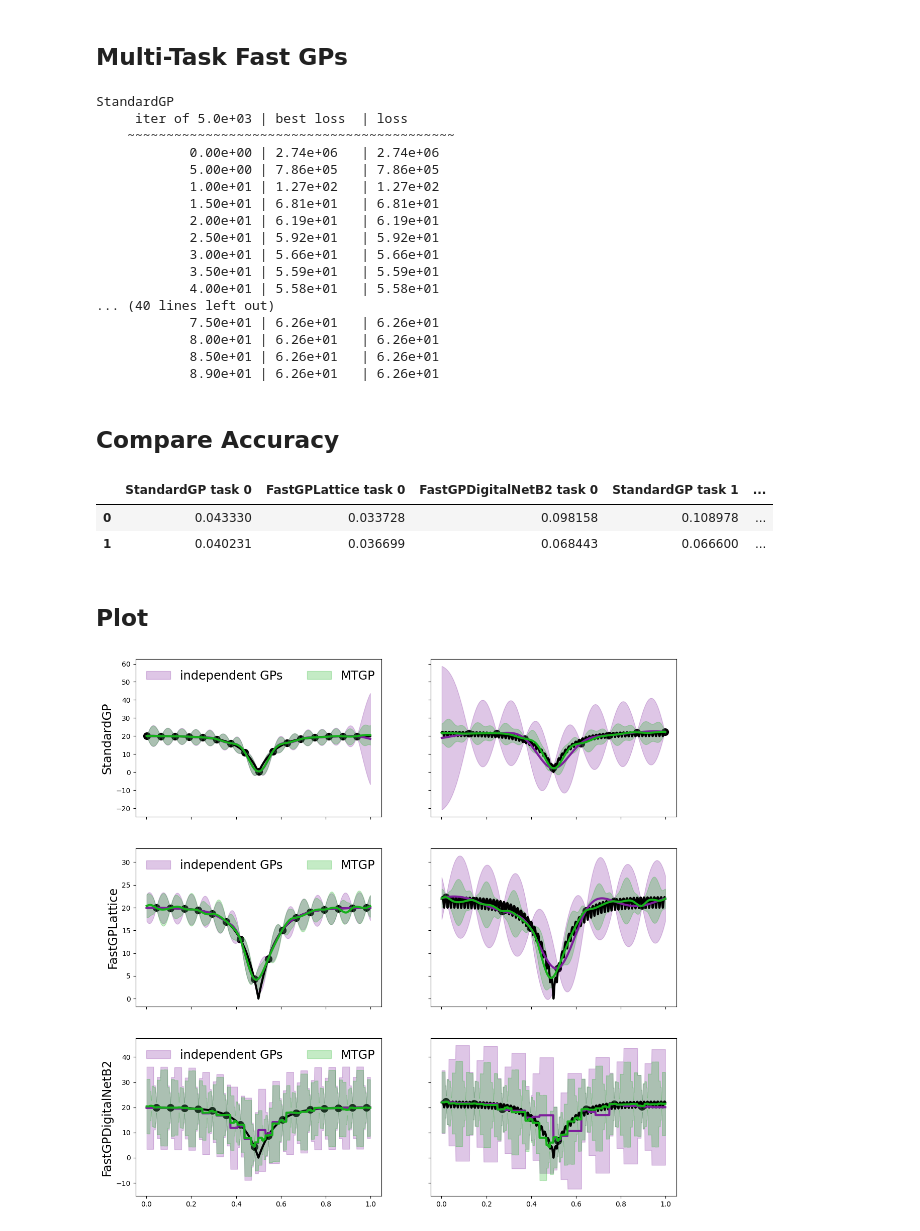
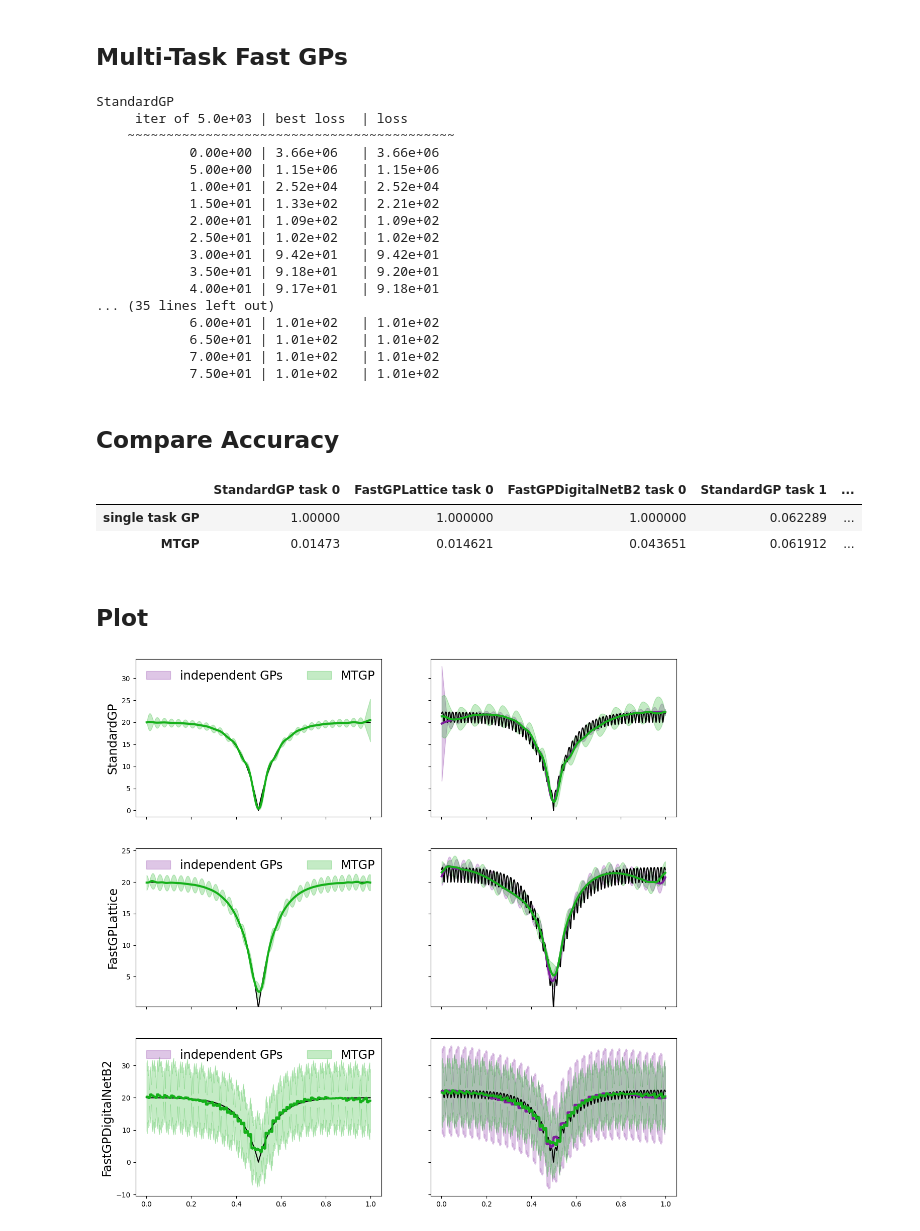
Before and after one commit to alegresor/fastgps, a Jupyter notebook: docs/examples/multitask/compare_1d_gps_plot.ipynb, the cells around one changed output. Drawn from its saved outputs; the diff is of its cells as text; code cells hidden in the pictures.

```diff
--- a/docs/examples/multitask/compare_1d_gps_plot.ipynb
+++ b/docs/examples/multitask/compare_1d_gps_plot.ipynb
@@ -33,7 +33,10 @@ def f_ackley(x, a=20, b=0.2, c=2*np.pi, scaling=32.768):
     return y
 fs = [lambda x: f_ackley(x,c=0), lambda x: f_ackley(x)]
 num_tasks = len(fs)
-n = torch.tensor([2**4,2**3],device=device)
+ns = [
+    torch.tensor([0,2**5],device=device),
+    torch.tensor([2**5,2**4],device=device),
+]
 # %% [markdown]
 ## Parameters
 # %%
@@ -110,69 +114,68 @@ fgp_multitask = [
     fastgps.FastGPLattice(qp.KernelMultiTask(qp.KernelShiftInvar(d,torchify=True,device=device),num_tasks=num_tasks),seqs=seqs_lattice),
     fastgps.FastGPDigitalNetB2(qp.KernelMultiTask(qp.KernelDigShiftInvarCombined(d,torchify=True,device=device),num_tasks=num_tasks),seqs=seqs_dnb2s),
 ]
-pmean_mt = [None for i in range(ngptypes)]
-ci_low_mt = [None for i in range(ngptypes)]
-ci_high_mt = [None for i in range(ngptypes)]
-l2rerrors_mt = torch.empty((ngptypes,num_tasks))
+pmeans_mt = torch.nan*torch.ones((ngptypes,num_tasks,len(xticks)))
+ci_lows_mt = torch.nan*torch.ones((ngptypes,num_tasks,len(xticks)))
+ci_highs_mt = torch.nan*torch.ones((ngptypes,num_tasks,len(xticks)))
+l2rerrors_mt = torch.ones((ngptypes,num_tasks))
 for i in range(ngptypes):
     print(gpnames[i])
-    x_next = fgp_multitask[i].get_x_next(n=n)
+    x_next = fgp_multitask[i].get_x_next(n=ns[1])
     y_next = [fs[i](x_next[i]) for i in range(num_tasks)]
     fgp_multitask[i].add_y_next(y_next)
     fgp_multitask[i].fit()
-    pmean_mt[i],_,_,ci_low_mt[i],ci_high_mt[i] = fgp_multitask[i].post_ci(xticks)
-    l2rerrors_mt[i] = torch.linalg.norm(pmean_mt[i]-yticks,dim=-1)/torch.linalg.norm(yticks,dim=-1)
+    pmeans_mt[i],_,_,ci_lows_mt[i],ci_highs_mt[i] = fgp_multitask[i].post_ci(xticks)
+    l2rerrors_mt[i] = torch.linalg.norm(pmeans_mt[i]-yticks,dim=-1)/torch.linalg.norm(yticks,dim=-1)
 # %% [output]
 StandardGP
      iter of 5.0e+03 | best loss  | loss
     ~~~~~~~~~~~~~~~~~~~~~~~~~~~~~~~~~~~~~~~~~~
-            0.00e+00 | 2.74e+06   | 2.74e+06
-            5.00e+00 | 7.86e+05   | 7.86e+05
-            1.00e+01 | 1.27e+02   | 1.27e+02
-            1.50e+01 | 6.81e+01   | 6.81e+01
-            2.00e+01 | 6.19e+01   | 6.19e+01
-            2.50e+01 | 5.92e+01   | 5.92e+01
-            3.00e+01 | 5.66e+01   | 5.66e+01
-            3.50e+01 | 5.59e+01   | 5.59e+01
-            4.00e+01 | 5.58e+01   | 5.58e+01
-... (40 lines left out)
-            7.50e+01 | 6.26e+01   | 6.26e+01
-            8.00e+01 | 6.26e+01   | 6.26e+01
-            8.50e+01 | 6.26e+01   | 6.26e+01
-            8.90e+01 | 6.26e+01   | 6.26e+01
+            0.00e+00 | 3.66e+06   | 3.66e+06
+            5.00e+00 | 1.15e+06   | 1.15e+06
+            1.00e+01 | 2.52e+04   | 2.52e+04
+            1.50e+01 | 1.33e+02   | 2.21e+02
+            2.00e+01 | 1.09e+02   | 1.09e+02
+            2.50e+01 | 1.02e+02   | 1.02e+02
+            3.00e+01 | 9.42e+01   | 9.42e+01
+            3.50e+01 | 9.18e+01   | 9.20e+01
+            4.00e+01 | 9.17e+01   | 9.18e+01
+... (35 lines left out)
+            6.00e+01 | 1.01e+02   | 1.01e+02
+            6.50e+01 | 1.01e+02   | 1.01e+02
+            7.00e+01 | 1.01e+02   | 1.01e+02
+            7.50e+01 | 1.01e+02   | 1.01e+02
 # %% [markdown]
 ## Compare Accuracy
 # %%
-pd.DataFrame({gpnames[i]+" task %d"%j: [l2rerrors[i,j].item(),l2rerrors_mt[i,j].item()] for j in range(num_tasks) for i in range(ngptypes)})
+pd.DataFrame({gpnames[i]+" task %d"%j: [l2rerrors[i,j].item(),l2rerrors_mt[i,j].item()] for j in range(num_tasks) for i in range(ngptypes)},["single task GP","MTGP"])
 # %% [output]
 |  | StandardGP task 0 | FastGPLattice task 0 | FastGPDigitalNetB2 task 0 | StandardGP task 1 | ... |
-| 0 | 0.043330 | 0.033728 | 0.098158 | 0.108978 | ... |
-| 1 | 0.040231 | 0.036699 | 0.068443 | 0.066600 | ... |
+| single task GP | 1.00000 | 1.000000 | 1.000000 | 0.062289 | ... |
+| MTGP | 0.01473 | 0.014621 | 0.043651 | 0.061912 | ... |
 # %% [markdown]
 ## Plot
 # %%
 fig,ax = pyplot.subplots(nrows=ngptypes,ncols=num_tasks,figsize=(WIDTH,WIDTH/num_tasks*ngptypes/1.5),sharex=True,sharey="row")
 ax = ax.reshape((ngptypes,num_tasks))
 for i in range(ngptypes):
     for l in range(num_tasks):
-        ax[i,l].plot(xticks[:,0].cpu(),yticks[l].cpu(),color="k",linewidth=LINEWIDTH)
-        ax[i,l].scatter(fgp_indep[i][l].x[:,0].cpu(),fgp_indep[i][l].y.cpu(),color="k",s=MARKERSIZE)
-    pltmin = min([ci_lows[i][l].min() for l in range(num_tasks)]+[ci_low_mt[i].min()])
-    pltmax = max([ci_highs[i][l].max() for l in range(num_tasks)]+[ci_high_mt[i].max()])
+        ax[i,l].plot(xticks[:,0].cpu(),yticks[l].cpu(),color="k",linewidth=LINEWIDTH/2)
+    pltmin = np.nanmin([ci_lows[i][l].min() for l in range(num_tasks)]+[ci_lows_mt[i].min()])
+    pltmax = np.nanmax([ci_highs[i][l].max() for l in range(num_tasks)]+[ci_highs_mt[i].max()])
     ax[i,0].set_ylim([pltmin-.05*(pltmax-pltmin),pltmax+.05*(pltmax-pltmin)])
     ax[i,0].set_ylabel(gpnames[i],fontsize="xx-large")
-fig.savefig("./mtgps0.pdf",bbox_inches="tight")
+fig.savefig("./mtgps0.1d.pdf",bbox_inches="tight")
 for i in range(ngptypes):
     for l in range(num_tasks):
         ax[i,l].plot(xticks[:,0].cpu(),pmeans[i][l].cpu(),color=colors[0],linewidth=LINEWIDTH)
         ax[i,l].fill_between(xticks[:,0].cpu(),ci_lows[i][l].cpu(),ci_highs[i][l].cpu(),color=colors[0],alpha=_alpha,label="independent GPs")
     ax[i,0].legend(frameon=False,loc="upper left",ncols=2,fontsize="xx-large")
-fig.savefig("./mtgps1.pdf",bbox_inches="tight")
+fig.savefig("./mtgps1.1d.pdf",bbox_inches="tight")
 for i in range(ngptypes):
     for l in range(num_tasks):
-        ax[i,l].plot(xticks[:,0].cpu(),pmean_mt[i][l].cpu(),color=colors[1],linewidth=LINEWIDTH)
-        ax[i,l].fill_between(xticks[:,0].cpu(),ci_low_mt[i][l].cpu(),ci_high_mt[i][l].cpu(),color=colors[1],alpha=_alpha,label="MTGP")
+        ax[i,l].plot(xticks[:,0].cpu(),pmeans_mt[i][l].cpu(),color=colors[1],linewidth=LINEWIDTH)
+        ax[i,l].fill_between(xticks[:,0].cpu(),ci_lows_mt[i][l].cpu(),ci_highs_mt[i][l].cpu(),color=colors[1],alpha=_alpha,label="MTGP")
     ax[i,0].legend(frameon=False,loc="upper left",ncols=2,fontsize="xx-large")
-fig.savefig("./mtgps2.pdf",bbox_inches="tight")
+fig.savefig("./mtgps2.1d.pdf",bbox_inches="tight")
 # %% [output]
-[figure, old version]
+[figure, new version]
```
Also changed, not shown: parts of 1 cell of this notebook, 1 other file.
